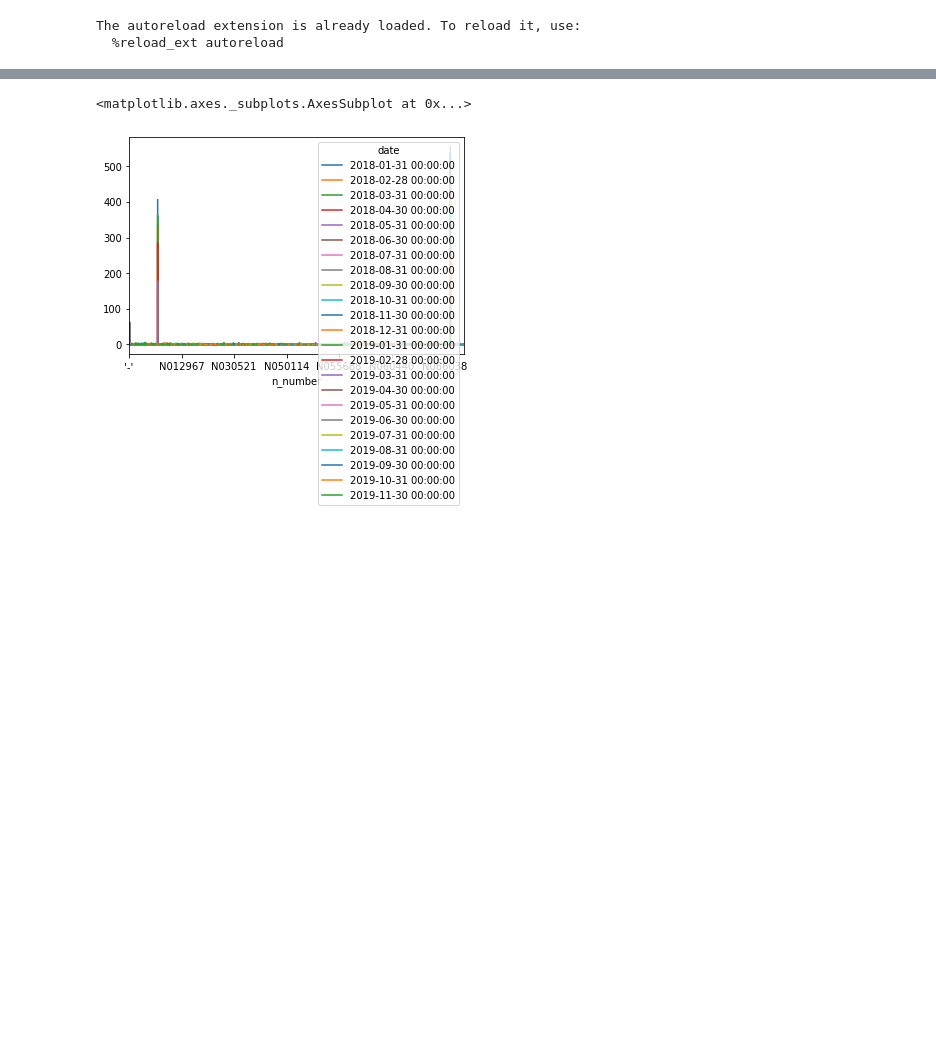
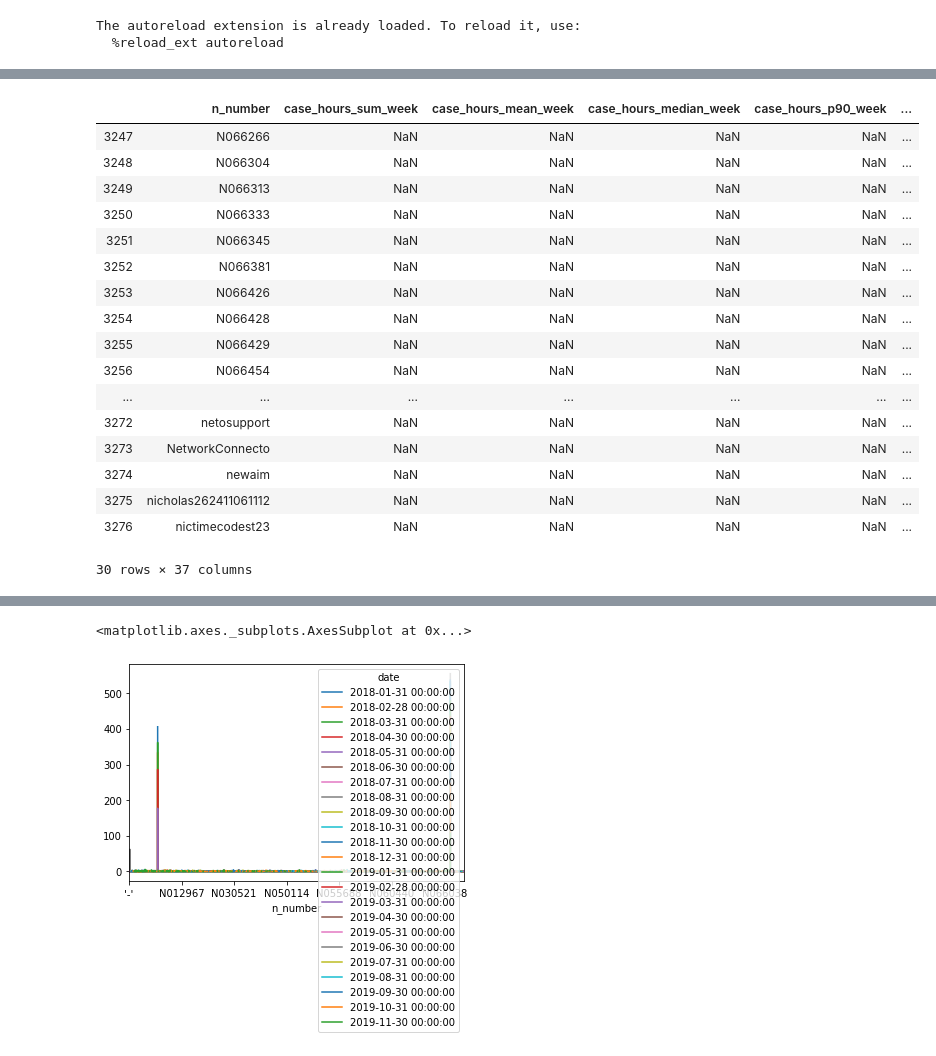
Before and after one commit to justinhennessy/100-days-of-code, a Jupyter notebook: project/sf_cases_etl.ipynb, the cells around one changed output, grey strips where cells are left out. Saved outputs shown, nothing was run; the diff lists cells and outputs as text; code cells hidden in the pictures; blank space fills up the shorter version.

Commit message:
Added code to do live customer cases aggregation

```diff
--- a/project/sf_cases_etl.ipynb
+++ b/project/sf_cases_etl.ipynb
@@ -78,2 +57,0 @@ df.set_index('date', inplace=True)
-# %%
-df['total'] = df['open'] + df['closed']
@@ -100,0 +70,8 @@ df_3monthly_rolling.rename(columns={'case_hours': 'case_hours_3mth_mean', 'open'
+# %%
+week_ago = date.today() - timedelta(days=7)
+month_ago = date.today() - timedelta(days=30)
+quarter_ago = date.today() - timedelta(days=90)
+print(week_ago, month_ago, quarter_ago)
+
+unique_numbers = pd.DataFrame(data={'n_number': unique_ml})
+unique_numbers, len(unique_numbers)
@@ -100,0 +94,13 @@ df_3monthly_rolling.rename(columns={'case_hours': 'case_hours_3mth_mean', 'open'
+# %%
+def my_progress(func):
+    def wrapper():
+        tqdm(func(), total=len(test))
+    return wrapper
+
+weekly = df.loc[df.date > week_ago].groupby(['n_number']).agg(['sum', 'mean', 'median', p90])
+weekly.reset_index(inplace=True)
+weekly.columns = ['n_number', 'case_hours_sum_week', 'case_hours_mean_week','case_hours_median_week', 'case_hours_p90_week',
+                'open_sum_week', 'open_mean_week', 'open_median_week', 'open_p90_week',
+                'closed_sum_week', 'closed_mean_week', 'closed_median_week', 'close_p90_week'
+               ]
+weekly
@@ -100,0 +121,39 @@ df_3monthly_rolling.rename(columns={'case_hours': 'case_hours_3mth_mean', 'open'
+# %%
+monthly = df.loc[df.date > month_ago].groupby(['n_number']).agg(['sum', 'mean', 'median', p90])
+monthly.reset_index(inplace=True)
+monthly.columns = ['n_number', 'case_hours_sum_month', 'case_hours_mean_month','case_hours_median_month', 'case_hours_p90_month',
+                'open_sum_month', 'open_mean_month', 'open_median_month', 'open_p90_month',
+                'closed_sum_month', 'closed_mean_month', 'closed_median_month', 'close_p90_month'
+               ]
+
+quarterly = df.loc[df.date > quarter_ago].groupby(['n_number']).agg(['sum', 'mean', 'median', p90])
+quarterly.reset_index(inplace=True)
+quarterly.columns = ['n_number', 'case_hours_sum_quarter', 'case_hours_mean_quarter','case_hours_median_quarter', 'case_hours_p90_quarter',
+                'open_sum_quarter', 'open_mean_quarter', 'open_median_quarter', 'open_p90_quarter',
+                'closed_sum_quarter', 'closed_mean_quarter', 'closed_median_quarter', 'close_p90_quarter'
+               ]
+
+temp = pd.merge(unique_numbers, weekly, on='n_number', how='left')
+temp2 = pd.merge(temp, monthly, on='n_number', how='left')
+live_merchants = pd.merge(temp2, quarterly, on='n_number', how='left')
+# %%
+live_merchants.tail(30)
+# %% [output]
+|  | n_number | case_hours_sum_week | case_hours_mean_week | case_hours_median_week | case_hours_p90_week | ... |
+| 3247 | N066266 | NaN | NaN | NaN | NaN | ... |
+| 3248 | N066304 | NaN | NaN | NaN | NaN | ... |
+| 3249 | N066313 | NaN | NaN | NaN | NaN | ... |
+| 3250 | N066333 | NaN | NaN | NaN | NaN | ... |
+| 3251 | N066345 | NaN | NaN | NaN | NaN | ... |
+| 3252 | N066381 | NaN | NaN | NaN | NaN | ... |
+| 3253 | N066426 | NaN | NaN | NaN | NaN | ... |
+| 3254 | N066428 | NaN | NaN | NaN | NaN | ... |
+| 3255 | N066429 | NaN | NaN | NaN | NaN | ... |
+| 3256 | N066454 | NaN | NaN | NaN | NaN | ... |
+| ... | ... | ... | ... | ... | ... | ... |
+| 3272 | netosupport | NaN | NaN | NaN | NaN | ... |
+| 3273 | NetworkConnecto | NaN | NaN | NaN | NaN | ... |
+| 3274 | newaim | NaN | NaN | NaN | NaN | ... |
+| 3275 | nicholas262411061112 | NaN | NaN | NaN | NaN | ... |
+| 3276 | nictimecodest23 | NaN | NaN | NaN | NaN | ... |
+30 rows × 37 columns
```
Also changed, not shown: parts of 24 cells of this notebook.
